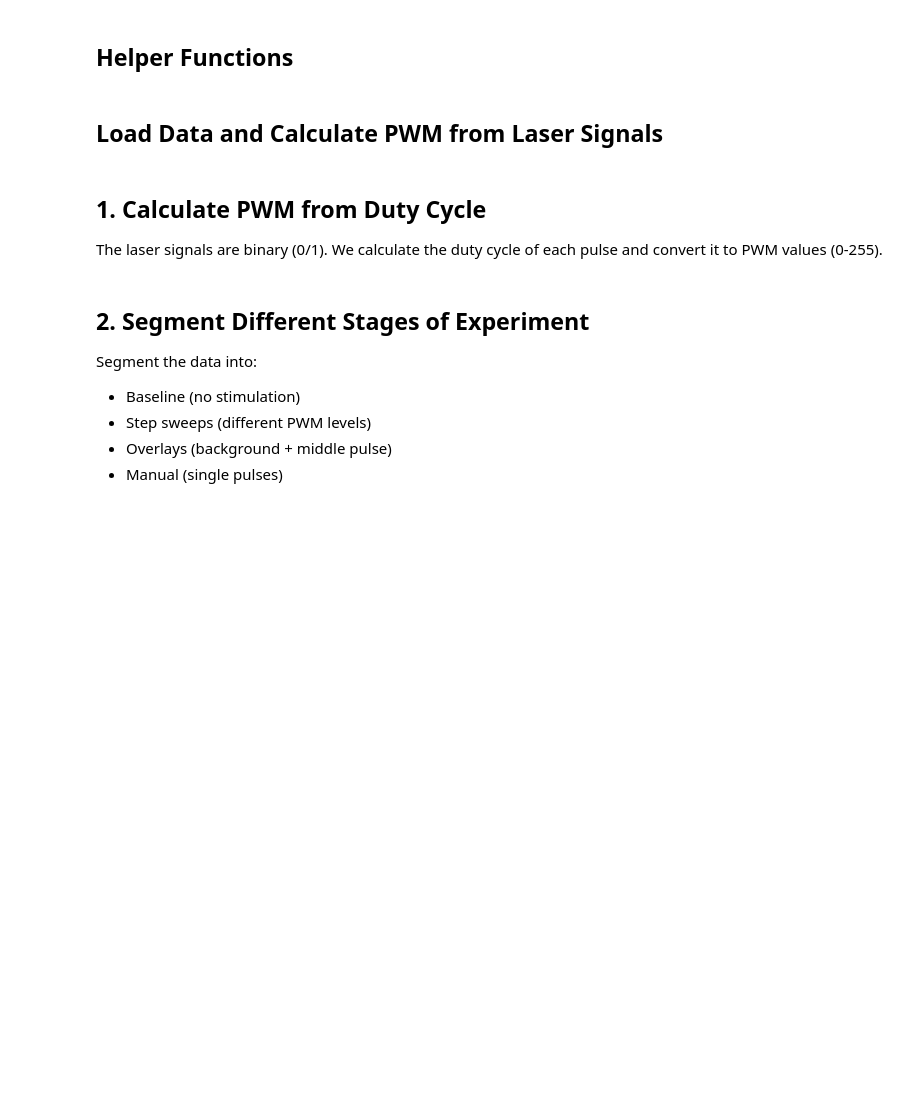
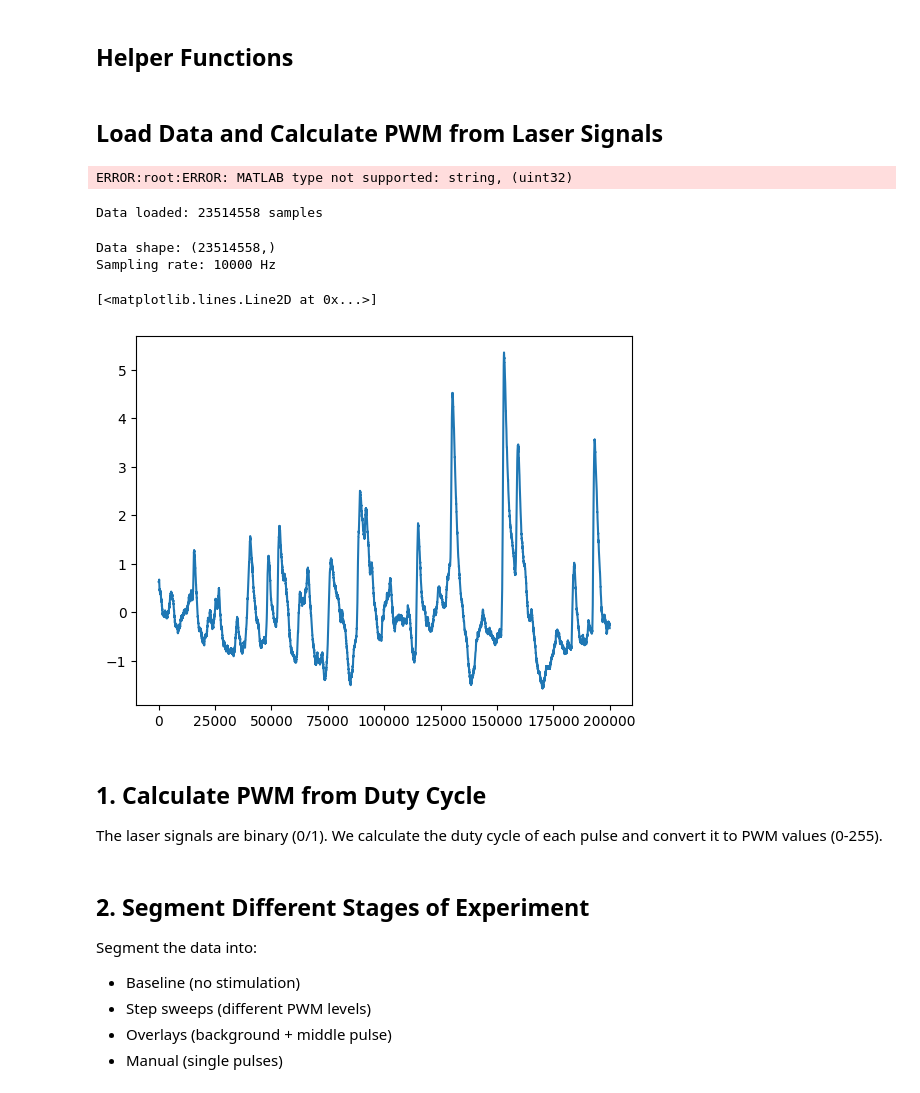
Before and after one commit to shunnnli/BrainClamp, a Jupyter notebook: PID-tuning-analysis.ipynb, the cells around one changed output. Saved outputs shown, nothing was run; the diff lists cells and outputs as text; code cells hidden in the pictures; blank space fills up the shorter version.

```diff
--- a/PID-tuning-analysis.ipynb
+++ b/PID-tuning-analysis.ipynb
@@ -103,8 +100,8 @@ def get_traces(data, event, pre_steps, post_steps):
 ## Load Data and Calculate PWM from Laser Signals
 # %%
 # Load data (adjust path as needed)
-session_name = 'YOUR_SESSION_NAME_g0'
-root_dir = '/path/to/your/recordings/'
+session_name = '20251028-W-BiPOLES-DAT-2-Tune_g0'
+root_dir = '/Users/shunli/Projects/BrainClamp/data/'
 data_file_path = os.path.join(root_dir, f'{session_name}', f'data_{session_name}.mat')
 
 # Load the MATLAB file
@@ -116,25 +113,36 @@ blue_laser_raw = data_mat['blueClamp'].flatten()  # Excite channel
 dopamine_raw = data_mat['photometry_raw'].flatten()
 
 print(f"Data loaded: {len(dopamine_raw)} samples")
+# %% [output]
+ERROR:root:ERROR: MATLAB type not supported: string, (uint32)
+Data loaded: 23514558 samples
 # %%
 # Preprocess data
 Fs = 10000  # Original sampling frequency in Hz
 cutoff = 200  # Cutoff frequency in Hz
 dopamine_filtered = butter_lowpass_filter(dopamine_raw.flatten(), cutoff, Fs)
 
 # Moving z-score
 window_size = Fs * 60  # 60 seconds
 dopamine_zscore = moving_zscore(dopamine_filtered, window_size)
 
 # Downsample (optional)
 targetFs = 10000
 downsample_factor = int(Fs/targetFs)
 red_laser = red_laser_raw[::downsample_factor]
 blue_laser = blue_laser_raw[::downsample_factor]
 dopamine = dopamine_zscore[::downsample_factor]
 
 print(f"Data shape: {dopamine.shape}")
 print(f"Sampling rate: {targetFs} Hz")
+
+# Plot sample data traces
+plt.plot(dopamine[100*Fs:120*Fs])
+# %% [output]
+Data shape: (23514558,)
+Sampling rate: 10000 Hz
+[<matplotlib.lines.Line2D at 0x...>]
+[figure, added]
 # %% [markdown]
 ## 1. Calculate PWM from Duty Cycle
 
```
Also changed, not shown: parts of 16 cells of this notebook.
